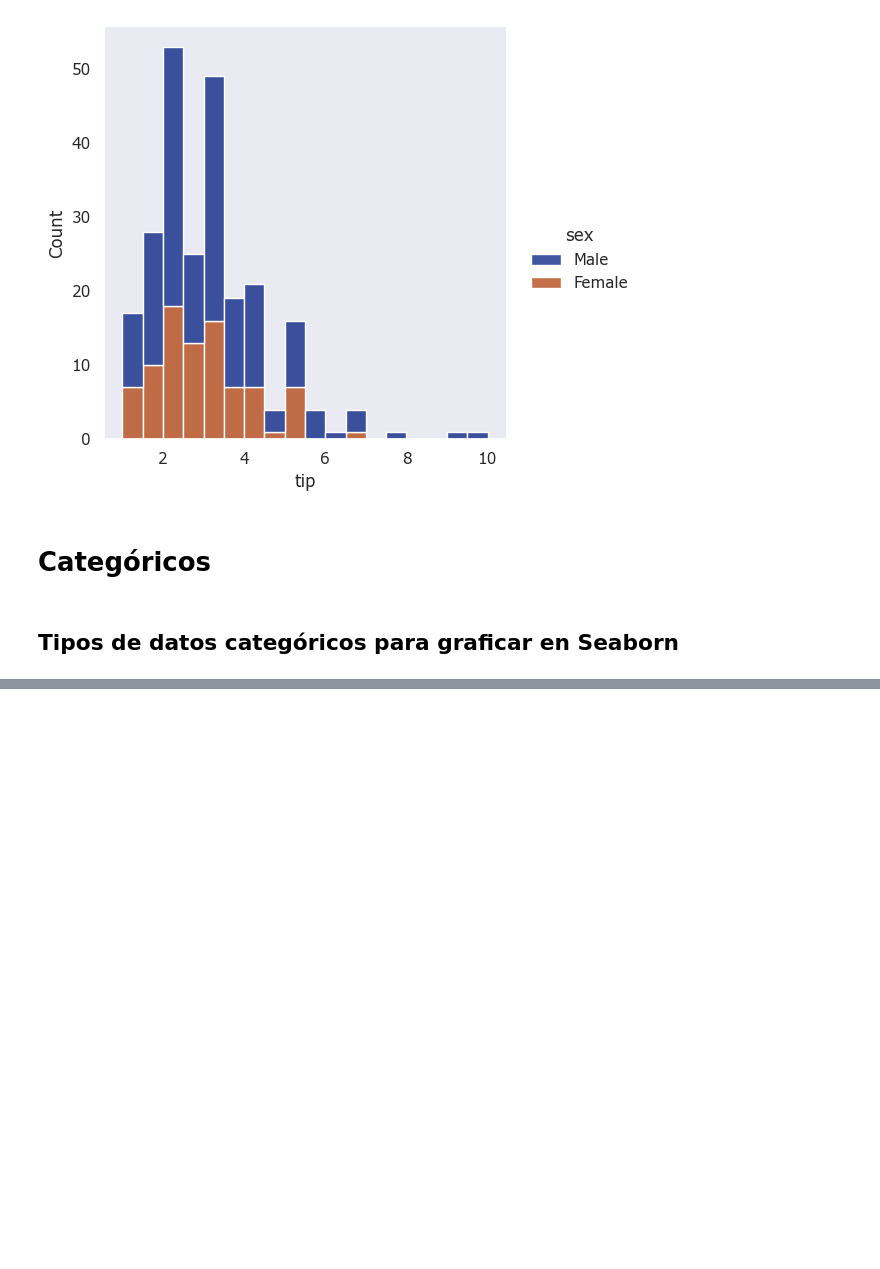
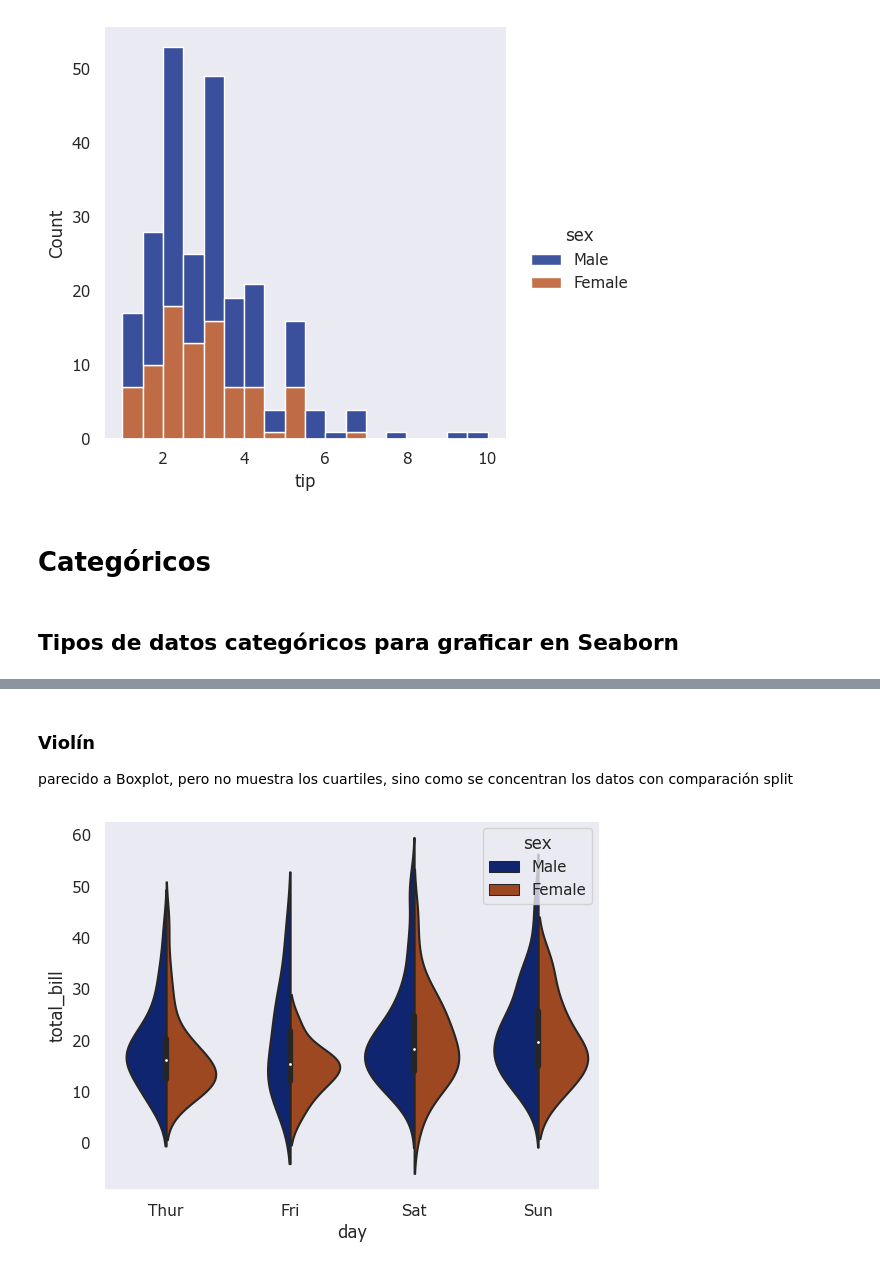
Before and after one commit to RaymundoSGlz/Matplotlib-y-Seaborn, a Jupyter notebook: seaborn.ipynb, the cells around one changed output, grey strips where cells are left out. Cells and saved outputs as stored; diff of their text form; code cells hidden in the pictures; blank space fills up the shorter version.

```diff
--- a/seaborn.ipynb
+++ b/seaborn.ipynb
@@ -167,0 +186,8 @@ sns.displot(data = tips, x = 'tip', hue = 'sex',kind= 'hist', multiple= 'stack')
+# %% [markdown]
+### Violín
+
+parecido a Boxplot, pero no muestra los cuartiles, sino como se concentran los datos con comparación split
+# %%
+sns.violinplot(data= tips, x= 'day', y = 'total_bill', hue= 'sex', split=True);
+# %% [output]
+[figure, added]
```
Also changed, not shown: parts of 20 cells of this notebook.
